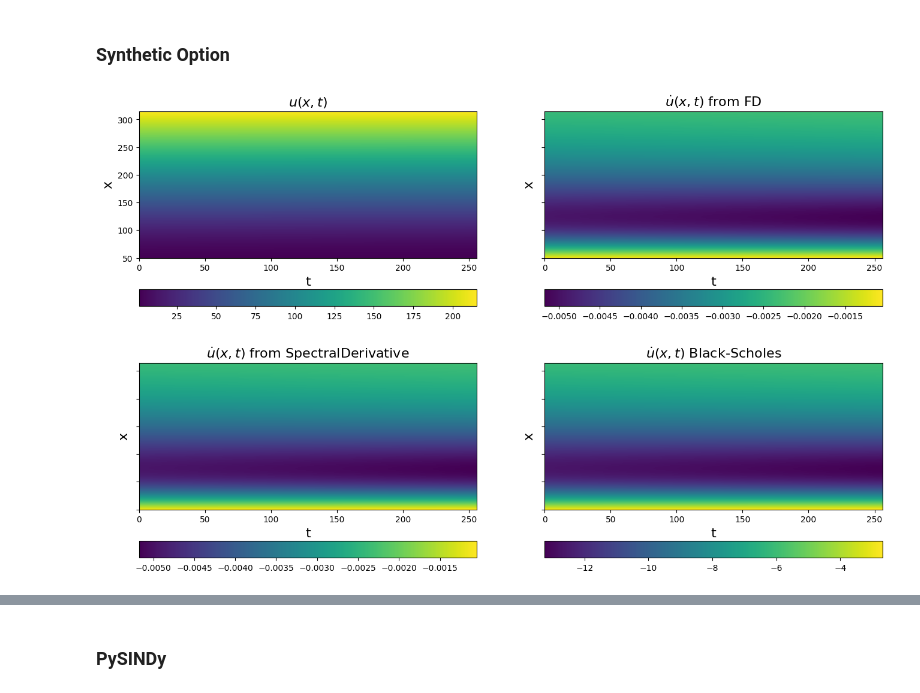
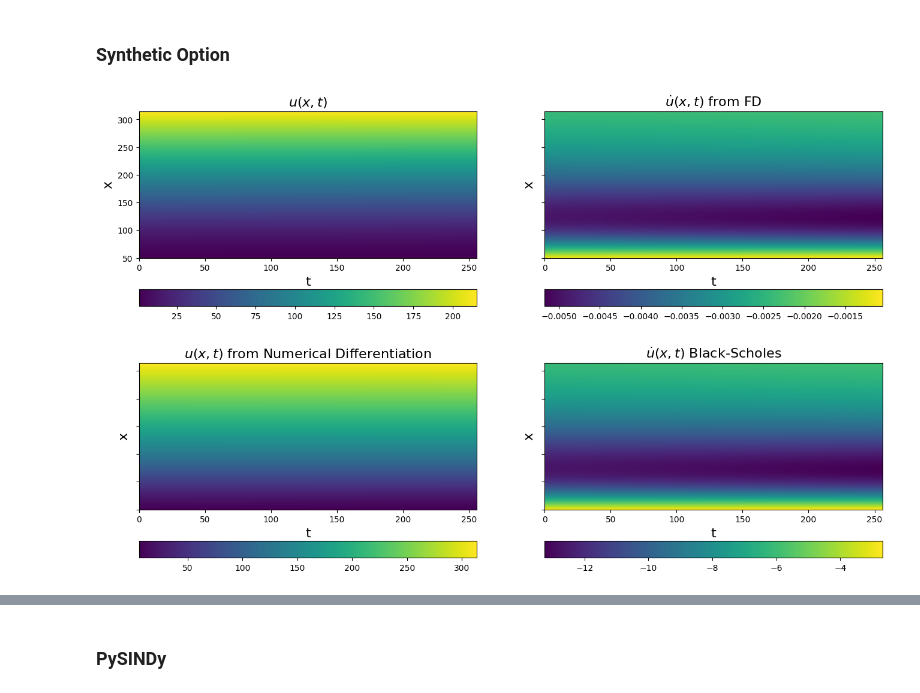
Before and after one commit to brunoCCOS/bs-find-with-sindy, a Jupyter notebook: SINDy_precificacao_derivativos.ipynb, the cells around one changed output, grey strips where cells are left out. Saved outputs shown, nothing was run; the diff lists cells and outputs as text; code cells hidden in the pictures.

Commit message:
calculate bs using derivatives

```diff
--- a/SINDy_precificacao_derivativos.ipynb
+++ b/SINDy_precificacao_derivativos.ipynb
@@ -84,7 +83,7 @@ sigma = 0.5
 K = 105
 
 # Monte Carlo simulation
-x = np.arange(S0 / 2, K*3, 0.1)
+x = np.arange(S0 / 2, K*3, .01)
 t = np.arange(0, 256, .1)
 X, T = np.meshgrid(x, t)
 
@@ -106,50 +105,51 @@ u = call_prices.T
 # rmse = mean_squared_error(u, np.zeros(u.shape), squared=False)
 # add 20% noise (note the impact on derivatives depends on step size...)
 # u = u + np.random.normal(0, rmse / 5.0, u.shape)
-spatial_grid = np.reshape(X.T, (len(x),len(t),1))
+u_x = ps.FiniteDifference(axis=0,order = 2)._differentiate(u,t = dx)
+u_xx = ps.FiniteDifference(axis=0,d=2,order = 2)._differentiate(u,t = dx)
 
 # Plot u and u_dot
 plt.figure(figsize=(16, 10))
 plt.subplot(2, 2, 1)
 plt.pcolormesh(t, x, u)
 plt.xlabel("t", fontsize=16)
 plt.ylabel("x", fontsize=16)
 plt.title(r"$u(x, t)$", fontsize=16)
 plt.colorbar(orientation="horizontal")
 
-u_dot_ = ps.FiniteDifference(order= 2,axis=1)._differentiate(u, t=dt)
+u_dot_ = ps.FiniteDifference(axis=1,order = 2)._differentiate(u,t = dt)
 plt.subplot(2, 2, 2)
 plt.pcolormesh(t, x, u_dot_)
 plt.xlabel("t", fontsize=16)
 plt.ylabel("x", fontsize=16)
 ax = plt.gca()
 ax.set_yticklabels([])
 plt.title(r"$\dot{u}(x, t)$ from FD", fontsize=16)
 plt.colorbar(orientation="horizontal")
 
-u_dot_spc = ps.SpectralDerivative(axis=1)._differentiate(u, t=dt)
-plt.subplot(2, 2, 3)
-plt.pcolormesh(t, x, u_dot_)
-plt.xlabel("t", fontsize=16)
-plt.ylabel("x", fontsize=16)
-ax = plt.gca()
-ax.set_yticklabels([])
-plt.title(r"$\dot{u}(x, t)$ from SpectralDerivative", fontsize=16)
-plt.colorbar(orientation="horizontal")
 
-u_x = ps.FiniteDifference(axis=0,order = 3)._differentiate(u,t = dx)
-u_xx = ps.FiniteDifference(axis=0,d=2,order = 3)._differentiate(u,t = dx)
-u_dot = -1/2*(sigma**2)*u_xx*(spatial_grid[:,:,0]**2) - r*spatial_grid[:,:,0]*u_x + r*u
+u_dot = -1/2*(sigma**2)*u_xx*(X.T**2) - r*X.T*u_x + r*u
 plt.subplot(2, 2, 4)
 plt.pcolormesh(t, x, u_dot)
 plt.xlabel("t", fontsize=16)
 plt.ylabel("x", fontsize=16)
 ax = plt.gca()
 ax.set_yticklabels([])
 plt.title(r"$\dot{u}(x, t)$ Black-Scholes", fontsize=16)
 plt.colorbar(orientation="horizontal")
 
+u_ = (1/2*r)*((sigma**2)*(X.T**2)*(u_xx)) + ((X.T)*(u_x)) - u_dot_
+plt.subplot(2, 2, 3)
+plt.pcolormesh(t, x, u_)
+plt.xlabel("t", fontsize=16)
+plt.ylabel("x", fontsize=16)
+ax = plt.gca()
+ax.set_yticklabels([])
+plt.title(r"$u(x, t)$ from Numerical Differentiation", fontsize=16)
+plt.colorbar(orientation="horizontal")
+
+
 plt.show()
 # See how much SmoothedFiniteDifference improves the derivatives!
 # %% [output]
-[figure, old version]
+[figure, new version]
```
Also changed, not shown: parts of 6 cells of this notebook.
